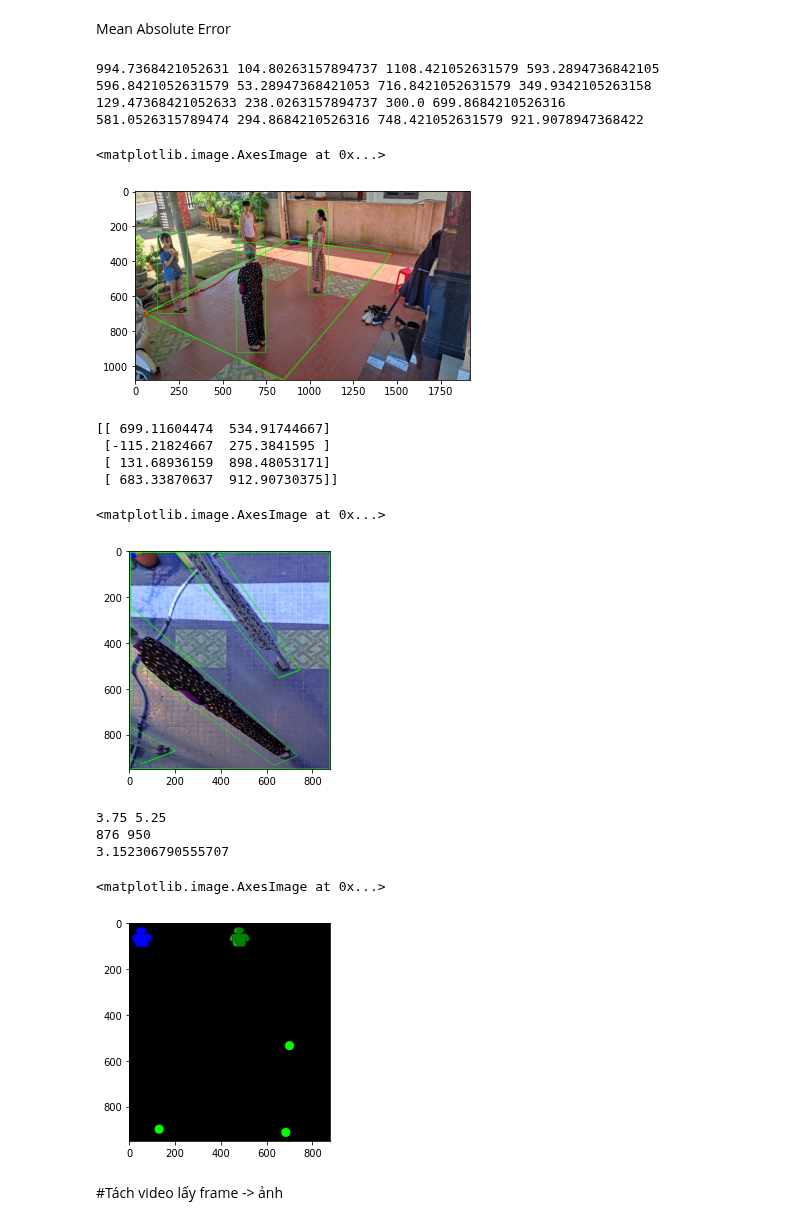
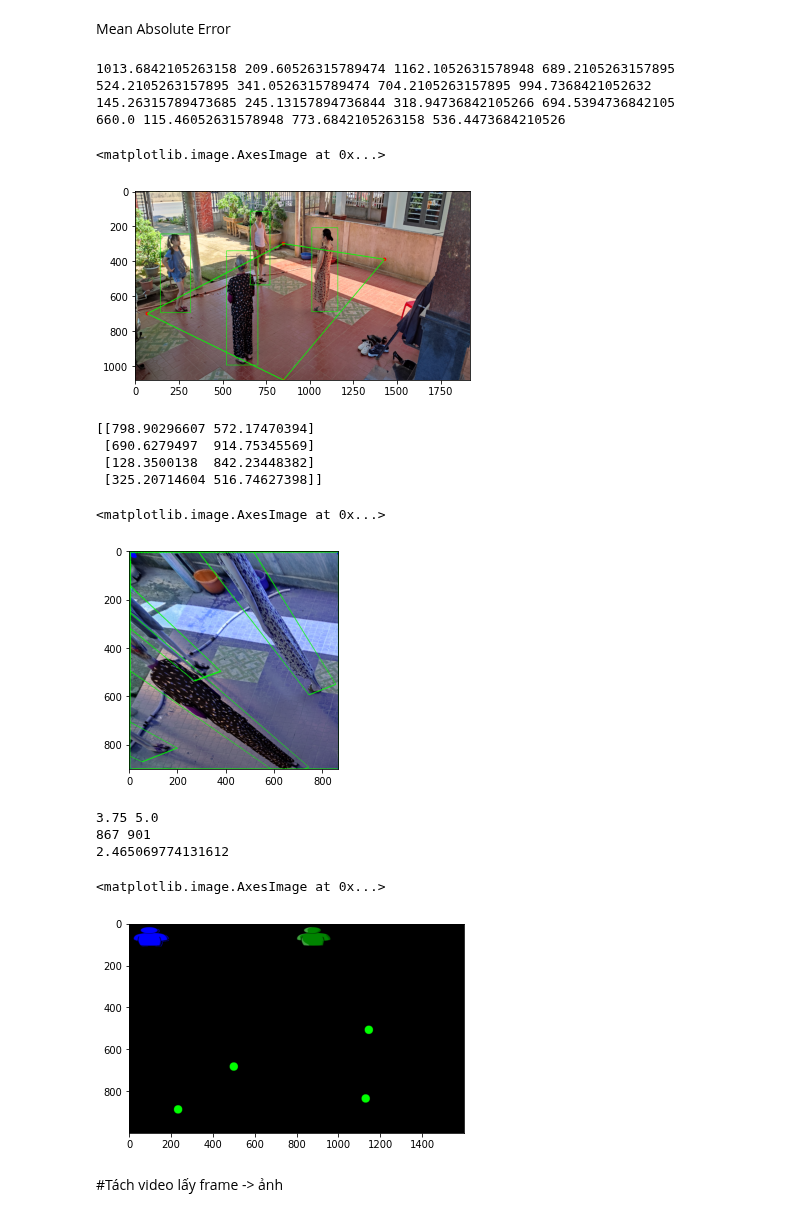
Before and after one commit to lephuocdat2000/Advanced-CV, a Jupyter notebook: FinalProject.ipynb, the cells around one changed output. Drawn from its saved outputs; the diff is of its cells as text; code cells hidden in the pictures.

```diff
--- a/FinalProject.ipynb
+++ b/FinalProject.ipynb
@@ -475,53 +471,53 @@ def Distance(A,B):
 MAE_data_folder = '/content/drive/MyDrive/Advanced-CV/MAE data'
 image_names = os.listdir(MAE_data_folder)
 # %%
-image_1 = cv2.imread(os.path.join(MAE_data_folder,image_names[1]))
-image_1 = cv2.resize(image_1,(1920,1080))
-A = [880,280]
-B = [1470,360]
-C = [60,700]
+image_2 = cv2.imread(os.path.join(MAE_data_folder,image_names[2]))
+image_2 = cv2.resize(image_2,(1920,1080))
+A = [850,300]
+B = [1430,390]
+C = [70,700]
 D = [850,1080]
 pts = np.array([A, C, D, B],np.int32)
 isClosed = True
-real_width, real_height = 3.75, 5.25
-cv2.circle(image_1,tuple(A),10,(0,0,255),-1)
-cv2.circle(image_1,tuple(B),10,(0,0,255),-1)
-cv2.circle(image_1,tuple(C),10,(0,0,255),-1)
-cv2.circle(image_1,tuple(D),10,(0,0,255),-1)
-cv2.polylines(image_1, [pts], isClosed, (0,255,0), 4)
-boxes = darknet_helper(image_1, width, height)
+real_width, real_height = 3.75,5.0
+cv2.circle(image_2,tuple(A),10,(0,0,255),-1)
+cv2.circle(image_2,tuple(B),10,(0,0,255),-1)
+cv2.circle(image_2,tuple(C),10,(0,0,255),-1)
+cv2.circle(image_2,tuple(D),10,(0,0,255),-1)
+cv2.polylines(image_2, [pts], isClosed, (0,255,0), 4)
+boxes = darknet_helper(image_2, width, height)
 for (xmin,ymin,xmax,ymax) in boxes:
     print(xmin,ymin,xmax,ymax)
-    cv2.rectangle(image_1,(int(xmin),int(ymin)),(int(xmax),int(ymax)),(0,255,0),2)
-plt.imshow(cv2.cvtColor(image_1,cv2.COLOR_BGR2RGB))
+    cv2.rectangle(image_2,(int(xmin),int(ymin)),(int(xmax),int(ymax)),(0,255,0),2)
+plt.imshow(cv2.cvtColor(image_2,cv2.COLOR_BGR2RGB))
 # %% [output]
-994.7368421052631 104.80263157894737 1108.421052631579 593.2894736842105
-596.8421052631579 53.28947368421053 716.8421052631579 349.9342105263158
-129.47368421052633 238.0263157894737 300.0 699.8684210526316
-581.0526315789474 294.8684210526316 748.421052631579 921.9078947368422
+1013.6842105263158 209.60526315789474 1162.1052631578948 689.2105263157895
+524.2105263157895 341.0526315789474 704.2105263157895 994.7368421052632
+145.26315789473685 245.13157894736844 318.94736842105266 694.5394736842105
+660.0 115.46052631578948 773.6842105263158 536.4473684210526
 <matplotlib.image.AxesImage at 0x...>
-[figure, old version]
+[figure, new version]
 # %%
 M,pixel_width,pixel_height = MatrixCreation(A,B,C,D)
-warped_points = cv2.warpPerspective(image_1,M,(pixel_width,pixel_height))
+warped_points = cv2.warpPerspective(image_2,M,(pixel_width,pixel_height))
 Transformed_Points = Points_Transformation(boxes)
 print(Transformed_Points)
 plt.imshow(warped_points)
 # %% [output]
-[[ 699.11604474  534.91744667]
- [-115.21824667  275.3841595 ]
- [ 131.68936159  898.48053171]
- [ 683.33870637  912.90730375]]
+[[798.90296607 572.17470394]
+ [690.6279497  914.75345569]
+ [128.3500138  842.23448382]
+ [325.20714604 516.74627398]]
 <matplotlib.image.AxesImage at 0x...>
-[figure, old version]
+[figure, new version]
 # %%
-  print(Distance(Transformed_Points[0],Transformed_Points[2]))
+  print(Distance(Transformed_Points[1],Transformed_Points[2]))
 # %% [output]
-3.75 5.25
-876 950
-3.152306790555707
+3.75 5.0
+867 901
+2.465069774131612
 # %%
-def get_birds_eye_view_image(transformed_points,eye_view_height,eye_view_width):
+  def get_birds_eye_view_image(transformed_points,eye_view_height,eye_view_width):
     blank_image = cv2.imread('/content/drive/MyDrive/Advanced-CV/black_background.png')
     blank_image = cv2.resize(blank_image,(eye_view_width,eye_view_height))
     for point in transformed_points:
@@ -532,7 +528,7 @@ bird_eye_image = get_birds_eye_view_image(Transformed_Points,pixel_height,pixel_
 plt.imshow(bird_eye_image)
 # %% [output]
 <matplotlib.image.AxesImage at 0x...>
-[figure, old version]
+[figure, new version]
 # %% [markdown]
 #Tách video lấy frame -> ảnh
 # %%
```
Also changed, not shown: parts of 1 cell of this notebook.
